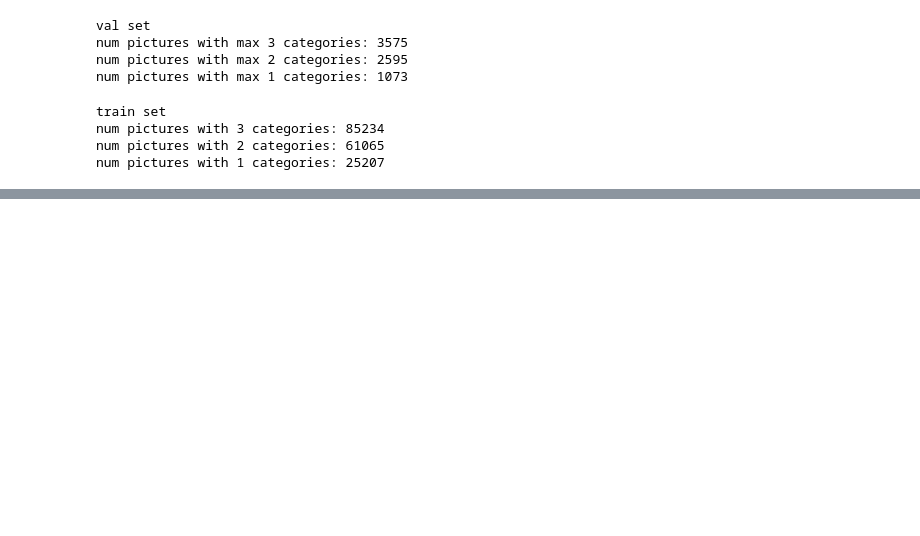
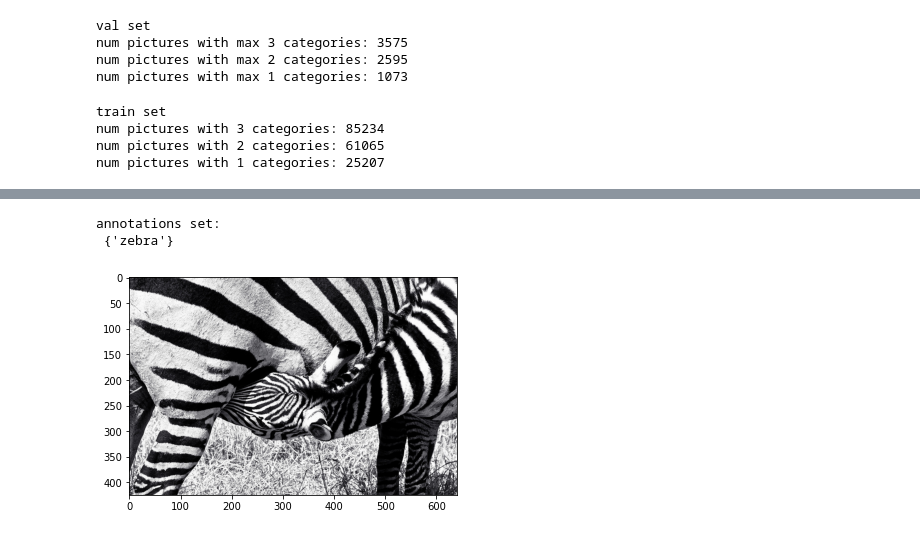
Before and after one commit to slin96/master-thesis, a Jupyter notebook: experiments/coco/coco-analysis.ipynb, the cells around one changed output, grey strips where cells are left out. Saved outputs shown, nothing was run; the diff lists cells and outputs as text; code cells hidden in the pictures; blank space fills up the shorter version.

```diff
--- a/experiments/coco/coco-analysis.ipynb
+++ b/experiments/coco/coco-analysis.ipynb
@@ -89,0 +121,6 @@ num pictures with 1 categories: 25207
+# %%
+show_image(val_one_cat[1])
+# %% [output]
+annotations set:
+ {'zebra'}
+[figure, added]
```
Also changed, not shown: parts of 8 cells of this notebook.
